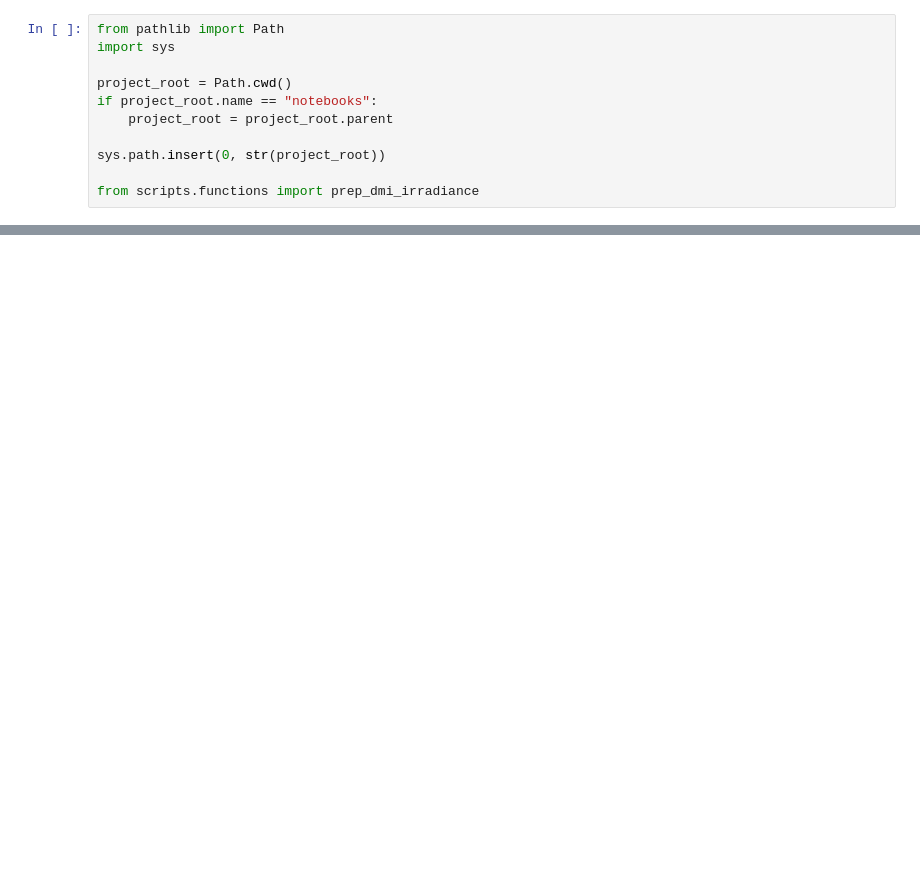
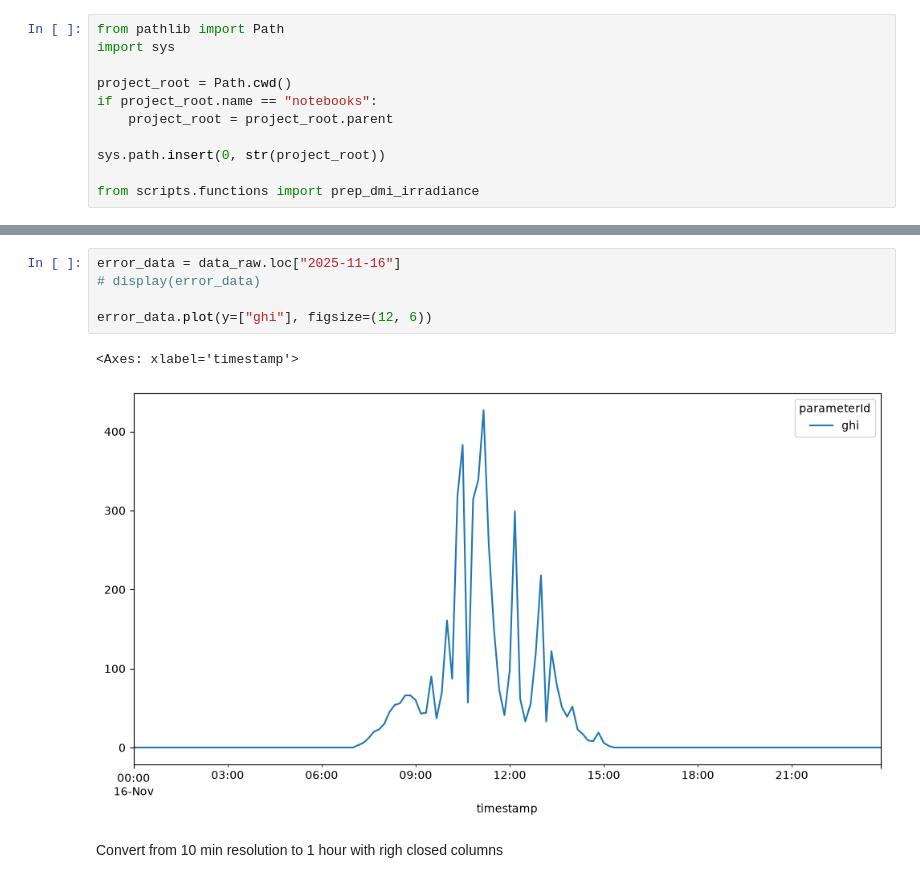
Before and after one commit to MatildeMGM/solar_forecast_project, a Jupyter notebook: notebooks/data_mining.ipynb, the cells around one changed output, grey strips where cells are left out. Cells and saved outputs as stored; diff of their text form; blank space fills up the shorter version.

```diff
--- a/notebooks/data_mining.ipynb
+++ b/notebooks/data_mining.ipynb
@@ -59,0 +157,10 @@ data.describe()
+# %%
+error_data = data_raw.loc["2025-11-16"]
+# display(error_data)
+
+error_data.plot(y=["ghi"], figsize=(12, 6))
+# %% [output]
+<Axes: xlabel='timestamp'>
+[figure, added]
+# %% [markdown]
+Convert from 10 min resolution to 1 hour with righ closed columns
```
Also changed, not shown: parts of 13 cells of this notebook.
